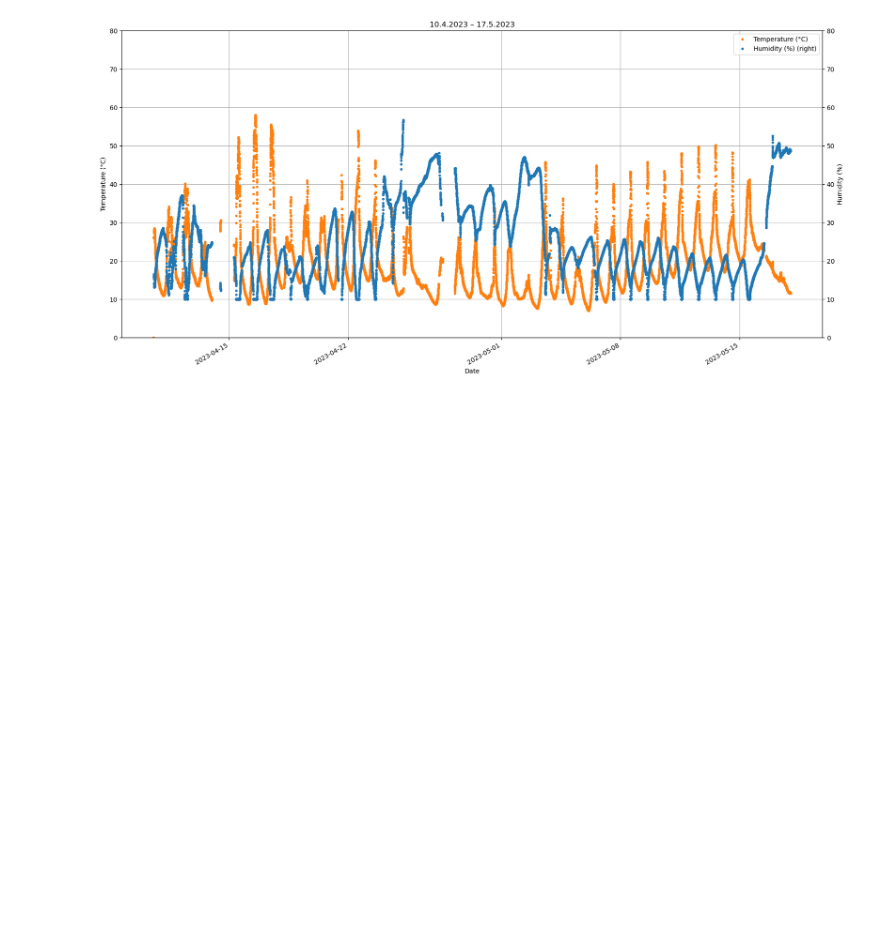
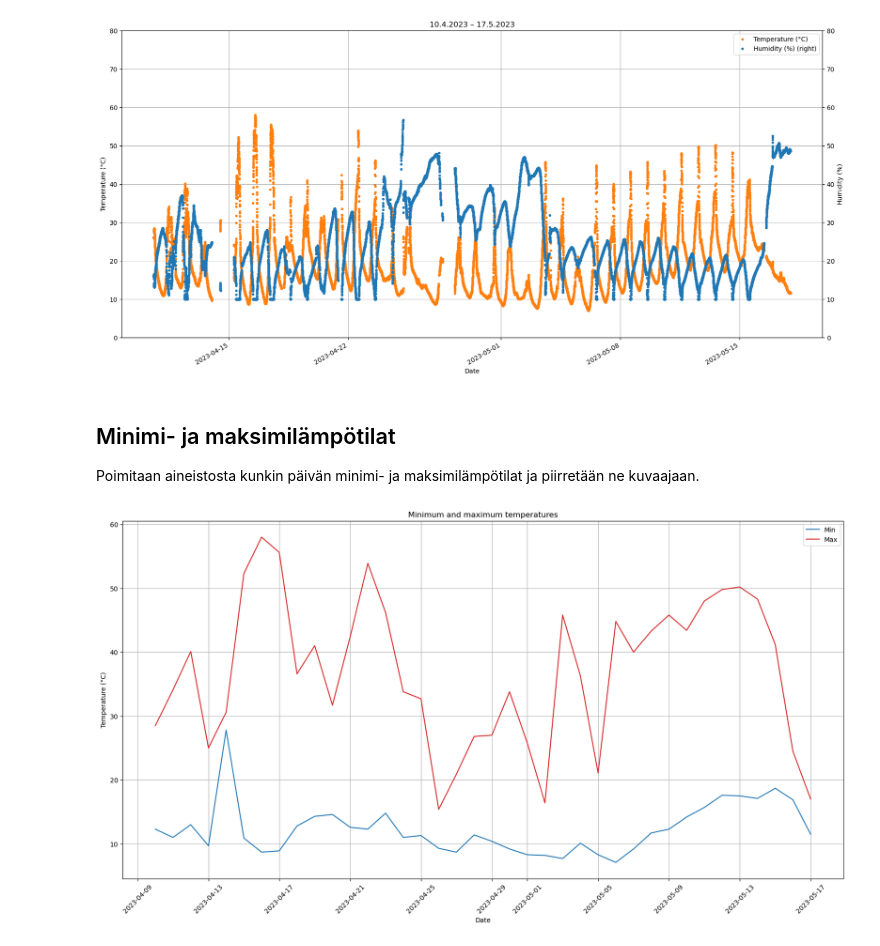
Before and after one commit to petritnet/weatherstation, a Jupyter notebook: collectedData/Petri_1/data_Petri_1-2023-05-18.ipynb, the cells around one changed output. Cells and saved outputs as stored; diff of their text form; code cells hidden in the pictures; blank space fills up the shorter version.

Commit message:
Kenttien selitteet ja lämpötilan sekä ilmankosteuden päivittäisten minimi- ja maksimiarvojen kuvaajat.

```diff
--- a/collectedData/Petri_1/data_Petri_1-2023-05-18.ipynb
+++ b/collectedData/Petri_1/data_Petri_1-2023-05-18.ipynb
@@ -109,3 +110,28 @@ fig.legend(loc="upper right", bbox_to_anchor=(1,1), bbox_transform=ax.transAxes)
 plt.show()
 # %% [output]
 [figure]
+# %% [markdown]
+## Minimi- ja maksimilämpötilat
+
+Poimitaan aineistosta kunkin päivän minimi- ja maksimilämpötilat ja piirretään ne kuvaajaan.
+# %%
+## Otetaan datasta vain lämpötilasarake.
+temps = tdata[["temperature"]]
+temps["date"] = temps.index.date
+min_temp = temps.groupby(["date"]).min()
+max_temp = temps.groupby(["date"]).max()
+fig, ax = plt.subplots()
+plt.title("Minimum and maximum temperatures")
+## Asetetaan kuvaajan koko.
+fig.set_figwidth(20)
+fig.set_figheight(10)
+ax.set_ylabel('Temperature (°C)')
+min_temp.plot(ax=ax, style="-", color="C0", label="Minimum (°C)")
+max_temp.plot(ax=ax, style="-", color="C3", label="Maximum (°C)")
+ax.legend(["Min", "Max"])
+ax.set_xlabel('Date')
+plt.xticks(rotation=45)
+plt.grid(visible=True)
+plt.show()
+# %% [output]
+[figure, added]
```
Also changed, not shown: parts of 4 cells of this notebook, 1 other file.
